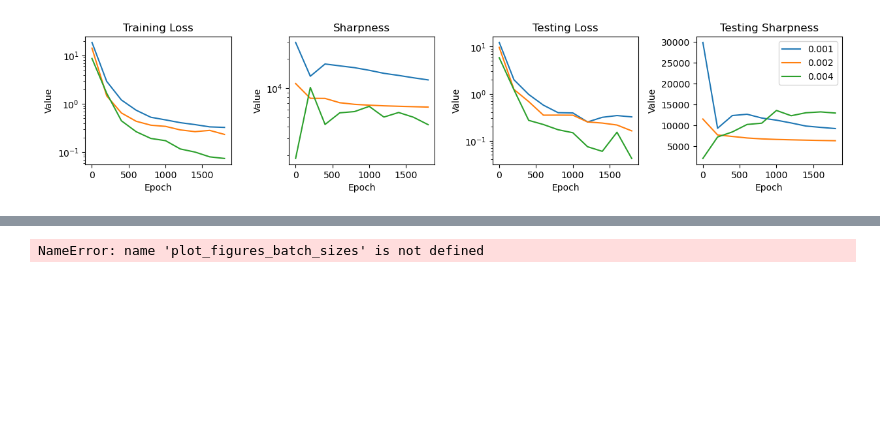
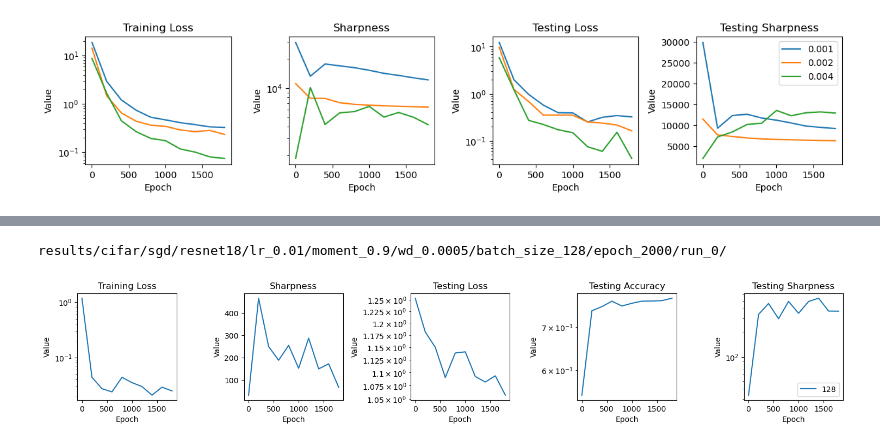
Before and after one commit to lucmonl/mlopt, a Jupyter notebook: notebook/edge_of_stability.ipynb, the cells around one changed output, grey strips where cells are left out. Saved outputs shown, nothing was run; the diff lists cells and outputs as text; code cells hidden in the pictures; blank space fills up the shorter version.

```diff
--- a/notebook/edge_of_stability.ipynb
+++ b/notebook/edge_of_stability.ipynb
@@ -135,8 +153,9 @@ results/cifar/sgd/resnet18/lr_0.001/wd_0/batch_size_1024/epoch_2000/
 # %%
-dataset_name, opt_name, weight_decay, batch_size, lr, epochs = "cifar", "sgd", 0, 512, 0.001, 2000
+loss_name = 'CrossEntropyLoss'
+lr, dataset_name, opt_name, momentum, weight_decay, batch_size, epochs = 0.01, "cifar", "sgd", 0.9, 5e-4, 128, 2000
 model_name = "resnet18"
-model_params = {}
 
-plot_figures_batch_sizes([512, 1024])
+plot_figures_batch_sizes([128])
 # %% [output]
-NameError: name 'plot_figures_batch_sizes' is not defined
+results/cifar/sgd/resnet18/lr_0.01/moment_0.9/wd_0.0005/batch_size_128/epoch_2000/run_0/
+[figure, added]
```
Also changed, not shown: parts of 3 cells of this notebook, 5 other files.
